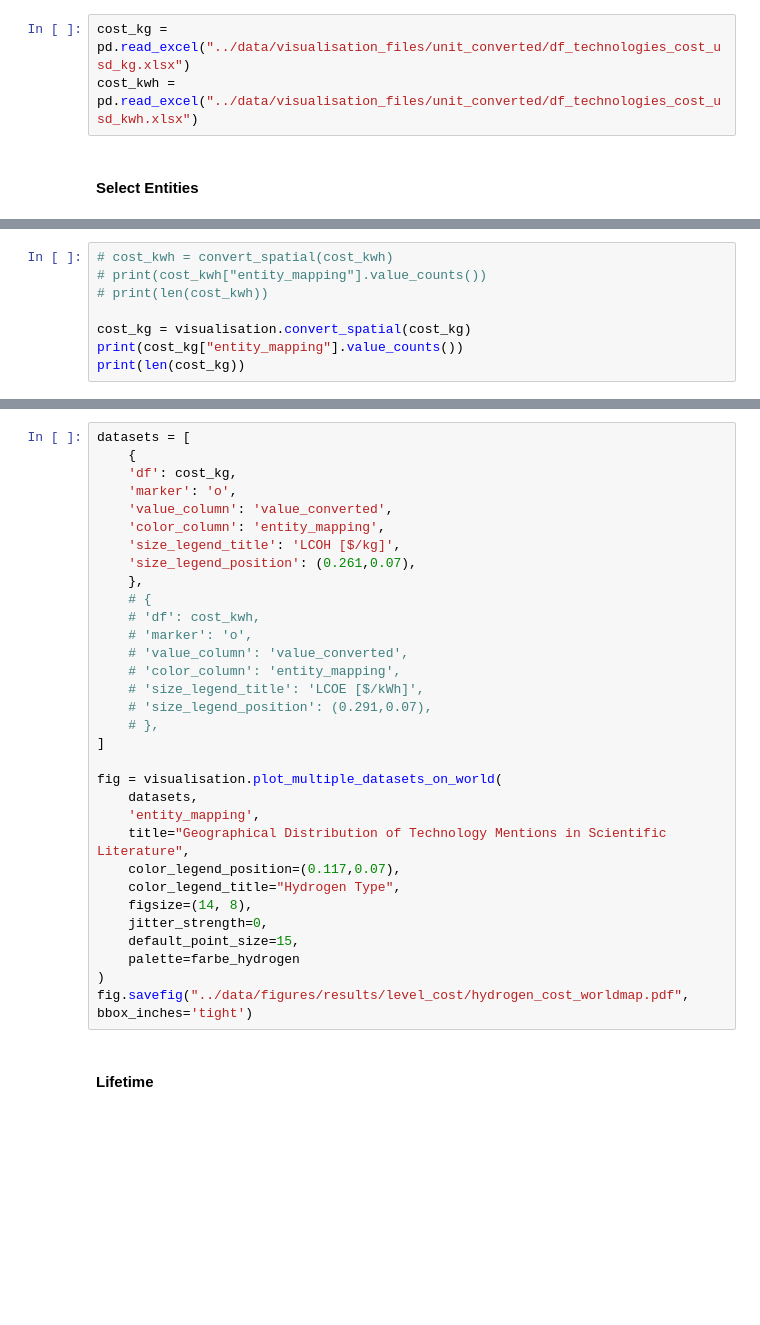
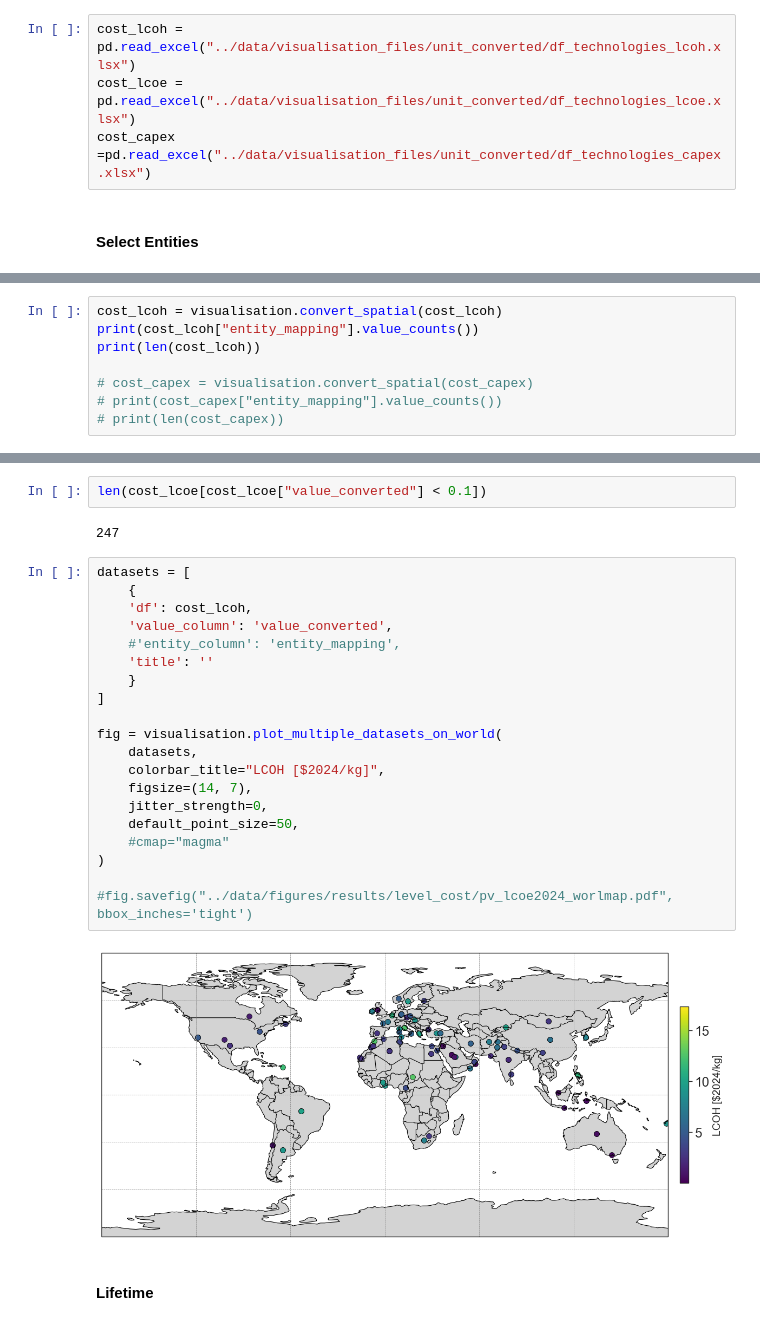
Before and after one commit to FZJ-IEK3-VSA/quinex-energy-system-studies, a Jupyter notebook: notebooks/Step6_SpatialVisualisation.ipynb, the cells around one changed output, grey strips where cells are left out. Drawn from its saved outputs; the diff is of its cells as text; blank space fills up the shorter version.

```diff
--- a/notebooks/Step6_SpatialVisualisation.ipynb
+++ b/notebooks/Step6_SpatialVisualisation.ipynb
@@ -52,8 +23,9 @@ farbe_hydrogen = {
 # %% [markdown]
 #### **Levelized Cost**
 # %%
-cost_kg = pd.read_excel("../data/visualisation_files/unit_converted/df_technologies_cost_usd_kg.xlsx")
-cost_kwh = pd.read_excel("../data/visualisation_files/unit_converted/df_technologies_cost_usd_kwh.xlsx")
+cost_lcoh = pd.read_excel("../data/visualisation_files/unit_converted/df_technologies_lcoh.xlsx")
+cost_lcoe = pd.read_excel("../data/visualisation_files/unit_converted/df_technologies_lcoe.xlsx")
+cost_capex =pd.read_excel("../data/visualisation_files/unit_converted/df_technologies_capex.xlsx")
 # %% [markdown]
 #### Select Entities
 # %%
@@ -101,8 +74,8 @@ cost_kg["entity_mapping"] = cost_kg["entity_mapping"].replace({
 # %%
-# cost_kwh = convert_spatial(cost_kwh)
-# print(cost_kwh["entity_mapping"].value_counts())
-# print(len(cost_kwh))
+cost_lcoh = visualisation.convert_spatial(cost_lcoh)
+print(cost_lcoh["entity_mapping"].value_counts())
+print(len(cost_lcoh))
 
-cost_kg = visualisation.convert_spatial(cost_kg)
-print(cost_kg["entity_mapping"].value_counts())
-print(len(cost_kg))
+# cost_capex = visualisation.convert_spatial(cost_capex)
+# print(cost_capex["entity_mapping"].value_counts())
+# print(len(cost_capex))
@@ -109,35 +105,29 @@ print(len(cost_kg))
+# %%
+len(cost_lcoe[cost_lcoe["value_converted"] < 0.1])
+# %% [output]
+247
 # %%
 datasets = [
     {
-    'df': cost_kg,
-    'marker': 'o',
+    'df': cost_lcoh,
     'value_column': 'value_converted',
-    'color_column': 'entity_mapping',
-    'size_legend_title': 'LCOH [$/kg]',
-    'size_legend_position': (0.261,0.07),
-    },
-    # {
-    # 'df': cost_kwh,
-    # 'marker': 'o',
-    # 'value_column': 'value_converted',
-    # 'color_column': 'entity_mapping',
-    # 'size_legend_title': 'LCOE [$/kWh]',
-    # 'size_legend_position': (0.291,0.07),
-    # },
+    #'entity_column': 'entity_mapping',
+    'title': ''
+    }
 ]
 
 fig = visualisation.plot_multiple_datasets_on_world(
     datasets,
-    'entity_mapping',
-    title="Geographical Distribution of Technology Mentions in Scientific Literature",
-    color_legend_position=(0.117,0.07),
-    color_legend_title="Hydrogen Type",
-    figsize=(14, 8),
+    colorbar_title="LCOH [$2024/kg]",
+    figsize=(14, 7),
     jitter_strength=0,
-    default_point_size=15,
-    palette=farbe_hydrogen
+    default_point_size=50,
+    #cmap="magma"
 )
-fig.savefig("../data/figures/results/level_cost/hydrogen_cost_worldmap.pdf", bbox_inches='tight')
+
+#fig.savefig("../data/figures/results/level_cost/pv_lcoe2024_worlmap.pdf", bbox_inches='tight')
+# %% [output]
+[figure, added]
 # %% [markdown]
 #### **Lifetime**
 # %%
```
Also changed, not shown: parts of 17 cells of this notebook, 4 other files.
